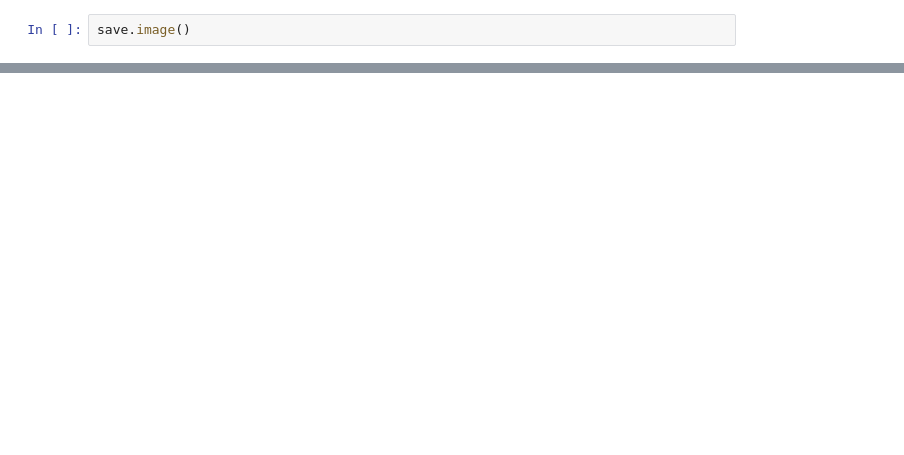
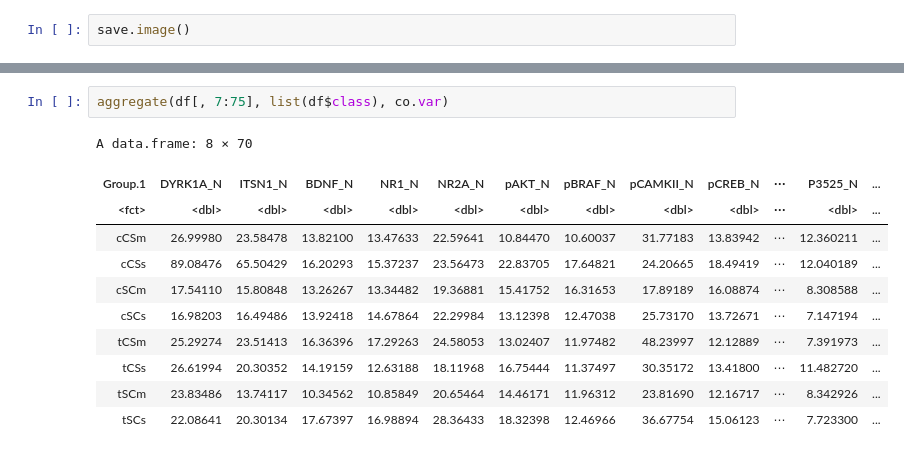
Before and after one commit to smzlogoj/ejemplos, a Jupyter notebook: inicio.ipynb, the cells around one changed output, grey strips where cells are left out. Saved outputs shown, nothing was run; the diff lists cells and outputs as text; blank space fills up the shorter version.

```diff
--- a/inicio.ipynb
+++ b/inicio.ipynb
@@ -212,0 +244,14 @@ save.image()
+# %%
+aggregate(df[, 7:75], list(df$class), co.var)
+# %% [output]
+A data.frame: 8 × 70
+| Group.1 | DYRK1A_N | ITSN1_N | BDNF_N | NR1_N | NR2A_N | pAKT_N | pBRAF_N | pCAMKII_N | pCREB_N | ⋯ | P3525_N | ... |
+| <fct> | <dbl> | <dbl> | <dbl> | <dbl> | <dbl> | <dbl> | <dbl> | <dbl> | <dbl> | ⋯ | <dbl> | ... |
+| cCSm | 26.99980 | 23.58478 | 13.82100 | 13.47633 | 22.59641 | 10.84470 | 10.60037 | 31.77183 | 13.83942 | ⋯ | 12.360211 | ... |
+| cCSs | 89.08476 | 65.50429 | 16.20293 | 15.37237 | 23.56473 | 22.83705 | 17.64821 | 24.20665 | 18.49419 | ⋯ | 12.040189 | ... |
+| cSCm | 17.54110 | 15.80848 | 13.26267 | 13.34482 | 19.36881 | 15.41752 | 16.31653 | 17.89189 | 16.08874 | ⋯ | 8.308588 | ... |
+| cSCs | 16.98203 | 16.49486 | 13.92418 | 14.67864 | 22.29984 | 13.12398 | 12.47038 | 25.73170 | 13.72671 | ⋯ | 7.147194 | ... |
+| tCSm | 25.29274 | 23.51413 | 16.36396 | 17.29263 | 24.58053 | 13.02407 | 11.97482 | 48.23997 | 12.12889 | ⋯ | 7.391973 | ... |
+| tCSs | 26.61994 | 20.30352 | 14.19159 | 12.63188 | 18.11968 | 16.75444 | 11.37497 | 30.35172 | 13.41800 | ⋯ | 11.482720 | ... |
+| tSCm | 23.83486 | 13.74117 | 10.34562 | 10.85849 | 20.65464 | 14.46171 | 11.96312 | 23.81690 | 12.16717 | ⋯ | 8.342926 | ... |
+| tSCs | 22.08641 | 20.30134 | 17.67397 | 16.98894 | 28.36433 | 18.32398 | 12.46966 | 36.67754 | 15.06123 | ⋯ | 7.723300 | ... |
```
Also changed, not shown: parts of 3 cells of this notebook, 2 other files.
